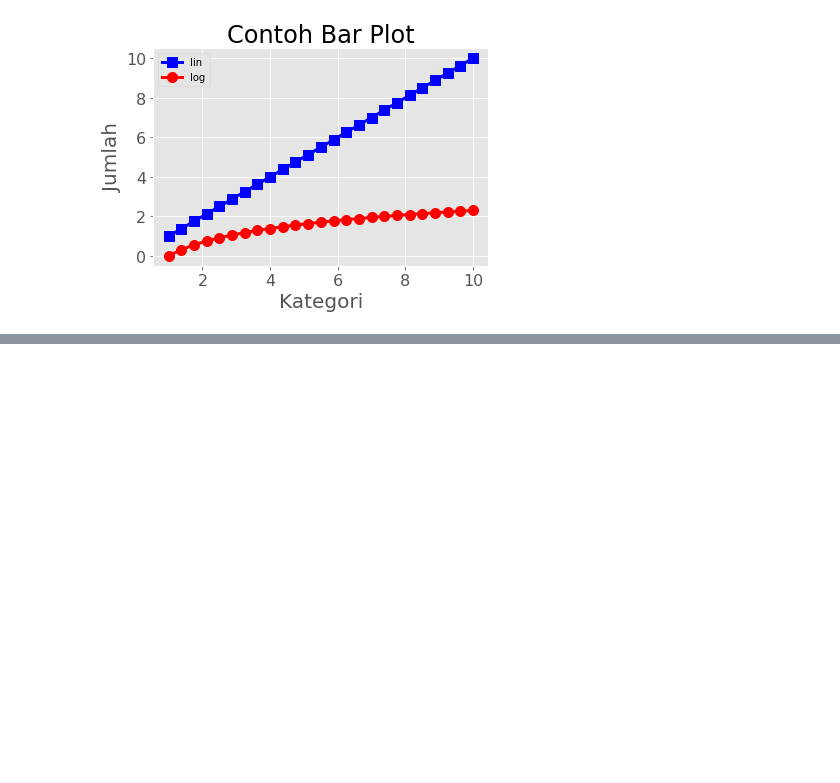
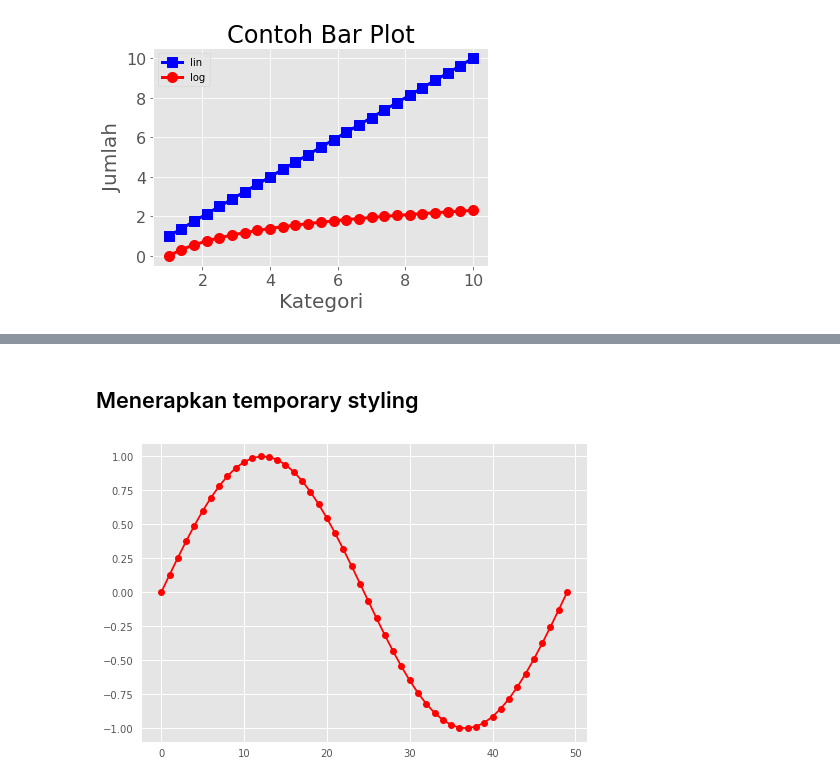
Before and after one commit to boedybios/belajar_matplotlib, a Jupyter notebook: 17_style_sheets_customisation.ipynb, the cells around one changed output, grey strips where cells are left out. Drawn from its saved outputs; the diff is of its cells as text; code cells hidden in the pictures; blank space fills up the shorter version.

Commit message:
temporary styling

```diff
--- a/17_style_sheets_customisation.ipynb
+++ b/17_style_sheets_customisation.ipynb
@@ -86,0 +105,9 @@ plt.show()
+# %% [markdown]
+## Menerapkan temporary styling
+# %%
+plt.style.use('ggplot')
+
+plt.plot(np.sin(np.linspace(0, 2 * np.pi)), 'r-o')
+plt.show()
+# %% [output]
+[figure, added]
```
Also changed, not shown: parts of 5 cells of this notebook.
